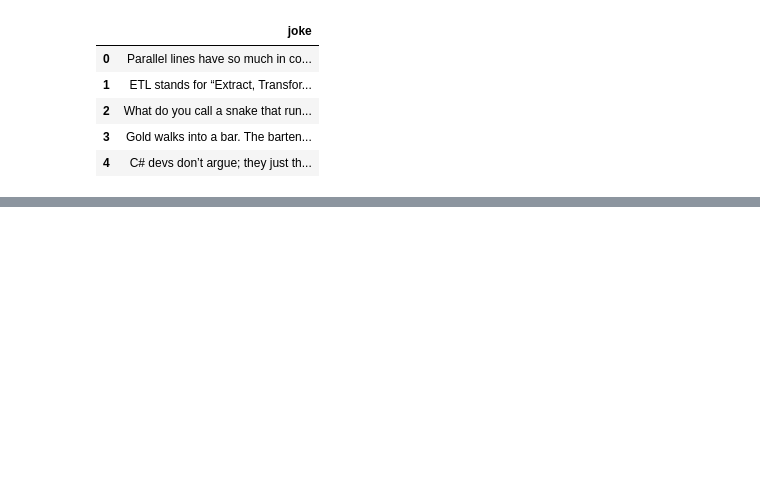
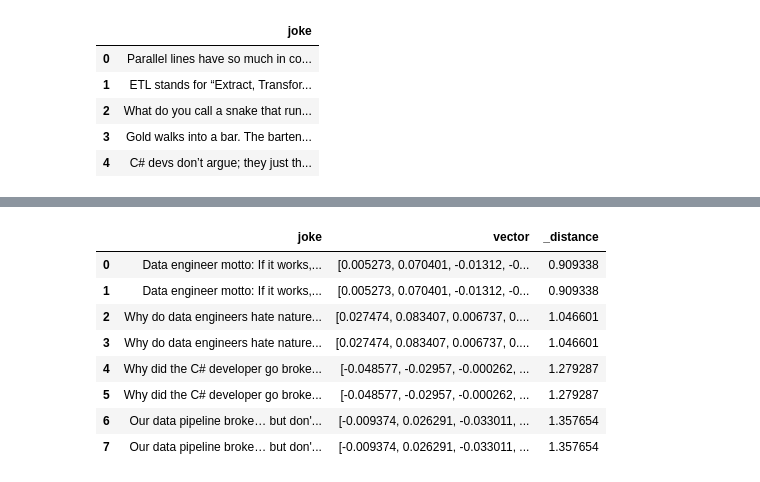
Before and after one commit to LisaYllander92/ai_ops_course, a Jupyter notebook: 09_lancedb/lancedb_basics.ipynb, the cells around one changed output, grey strips where cells are left out. Saved outputs shown, nothing was run; the diff lists cells and outputs as text; code cells hidden in the pictures; blank space fills up the shorter version.

```diff
--- a/09_lancedb/lancedb_basics.ipynb
+++ b/09_lancedb/lancedb_basics.ipynb
@@ -191,0 +205,12 @@ NameError: name 'table_jokes' is not defined
+# %%
+table_jokes.search("data engineering jokes").limit(8).to_pandas()
+# %% [output]
+|  | joke | vector | _distance |
+| 0 | Data engineer motto: If it works,... | [0.005273, 0.070401, -0.01312, -0... | 0.909338 |
+| 1 | Data engineer motto: If it works,... | [0.005273, 0.070401, -0.01312, -0... | 0.909338 |
+| 2 | Why do data engineers hate nature... | [0.027474, 0.083407, 0.006737, 0.... | 1.046601 |
+| 3 | Why do data engineers hate nature... | [0.027474, 0.083407, 0.006737, 0.... | 1.046601 |
+| 4 | Why did the C# developer go broke... | [-0.048577, -0.02957, -0.000262, ... | 1.279287 |
+| 5 | Why did the C# developer go broke... | [-0.048577, -0.02957, -0.000262, ... | 1.279287 |
+| 6 | Our data pipeline broke… but don'... | [-0.009374, 0.026291, -0.033011, ... | 1.357654 |
+| 7 | Our data pipeline broke… but don'... | [-0.009374, 0.026291, -0.033011, ... | 1.357654 |
```
Also changed, not shown: parts of 12 cells of this notebook, 21 other files.
